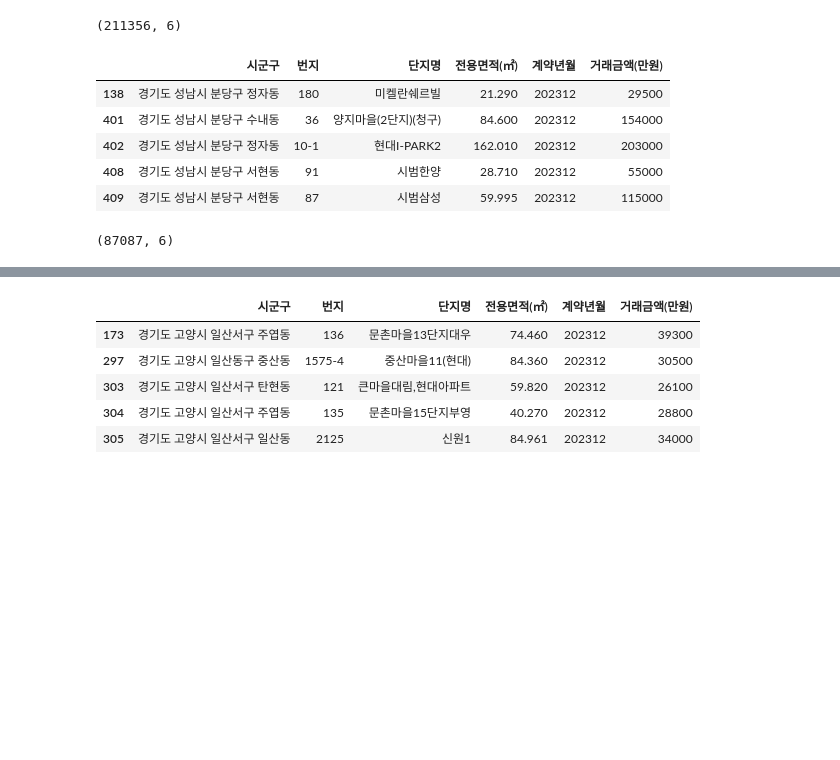
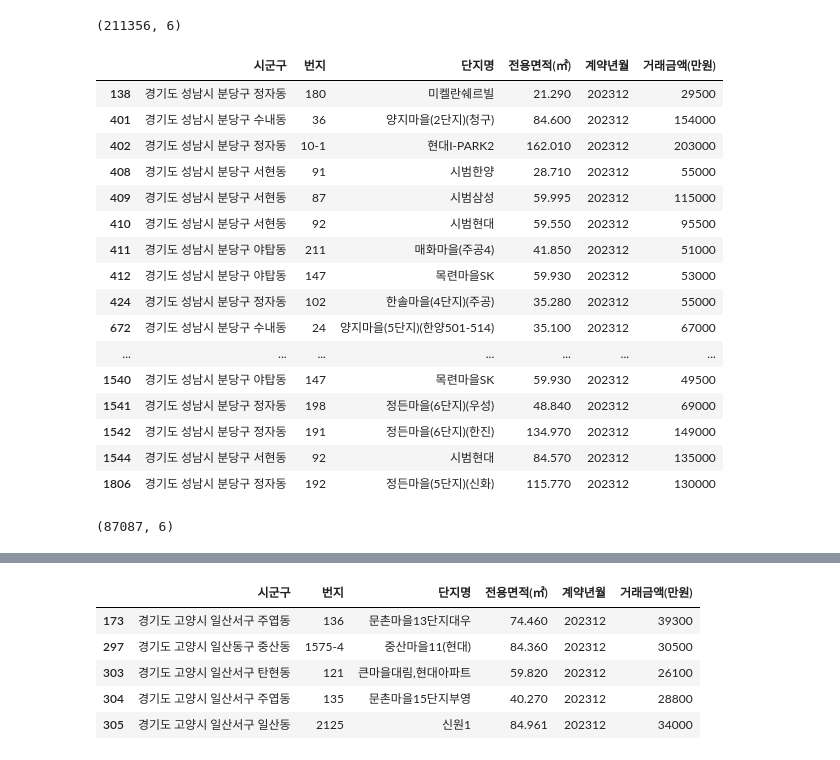
Before and after one commit to SnapishAgent/Ilsan-Investment-Insight, a Jupyter notebook: 아파트 실거래가/apt_price.ipynb, the cells around one changed output, grey strips where cells are left out. Drawn from its saved outputs; the diff is of its cells as text; code cells hidden in the pictures; blank space fills up the shorter version.

```diff
--- a/아파트 실거래가/apt_price.ipynb
+++ b/아파트 실거래가/apt_price.ipynb
@@ -157,25 +157,36 @@ filtered_df.shape
 # %%
 # 필터링할 지역 리스트 생성
 target_bundang = [
     '경기도 성남시 분당구 야탑동',
     '경기도 성남시 분당구 이매동',
     '경기도 성남시 분당구 서현동',
     '경기도 성남시 분당구 분당동',
     '경기도 성남시 분당구 수내동',
     '경기도 성남시 분당구 정자동',
     '경기도 성남시 분당구 금곡동',
     '경기도 성남시 분당구 구미동',
 ]
 
 # 시군구 컬럼이 target_areas에 포함된 데이터만 필터링
 bundang_df = filtered_df[filtered_df['시군구'].isin(target_bundang)]
-display(bundang_df.head())
+display(bundang_df.head(30))
 bundang_df.shape
 # %% [output]
 |  | 시군구 | 번지 | 단지명 | 전용면적(㎡) | 계약년월 | 거래금액(만원) |
 | 138 | 경기도 성남시 분당구 정자동 | 180 | 미켈란쉐르빌 | 21.290 | 202312 | 29500 |
 | 401 | 경기도 성남시 분당구 수내동 | 36 | 양지마을(2단지)(청구) | 84.600 | 202312 | 154000 |
 | 402 | 경기도 성남시 분당구 정자동 | 10-1 | 현대I-PARK2 | 162.010 | 202312 | 203000 |
 | 408 | 경기도 성남시 분당구 서현동 | 91 | 시범한양 | 28.710 | 202312 | 55000 |
 | 409 | 경기도 성남시 분당구 서현동 | 87 | 시범삼성 | 59.995 | 202312 | 115000 |
+| 410 | 경기도 성남시 분당구 서현동 | 92 | 시범현대 | 59.550 | 202312 | 95500 |
+| 411 | 경기도 성남시 분당구 야탑동 | 211 | 매화마을(주공4) | 41.850 | 202312 | 51000 |
+| 412 | 경기도 성남시 분당구 야탑동 | 147 | 목련마을SK | 59.930 | 202312 | 53000 |
+| 424 | 경기도 성남시 분당구 정자동 | 102 | 한솔마을(4단지)(주공) | 35.280 | 202312 | 55000 |
+| 672 | 경기도 성남시 분당구 수내동 | 24 | 양지마을(5단지)(한양501-514) | 35.100 | 202312 | 67000 |
+| ... | ... | ... | ... | ... | ... | ... |
+| 1540 | 경기도 성남시 분당구 야탑동 | 147 | 목련마을SK | 59.930 | 202312 | 49500 |
+| 1541 | 경기도 성남시 분당구 정자동 | 198 | 정든마을(6단지)(우성) | 48.840 | 202312 | 69000 |
+| 1542 | 경기도 성남시 분당구 정자동 | 191 | 정든마을(6단지)(한진) | 134.970 | 202312 | 149000 |
+| 1544 | 경기도 성남시 분당구 서현동 | 92 | 시범현대 | 84.570 | 202312 | 135000 |
+| 1806 | 경기도 성남시 분당구 정자동 | 192 | 정든마을(5단지)(신화) | 115.770 | 202312 | 130000 |
 (87087, 6)
```
Also changed, not shown: parts of 1 cell of this notebook, 1 other file.
